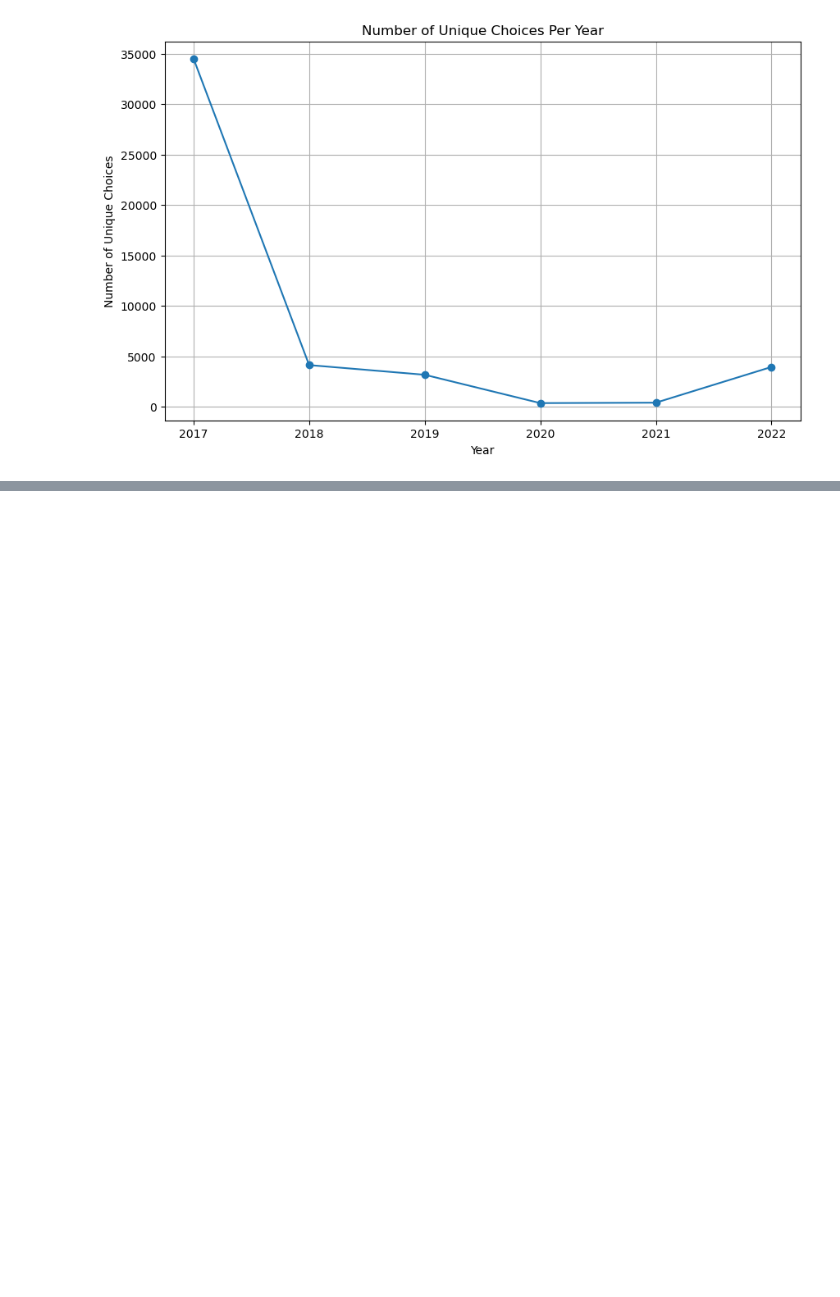
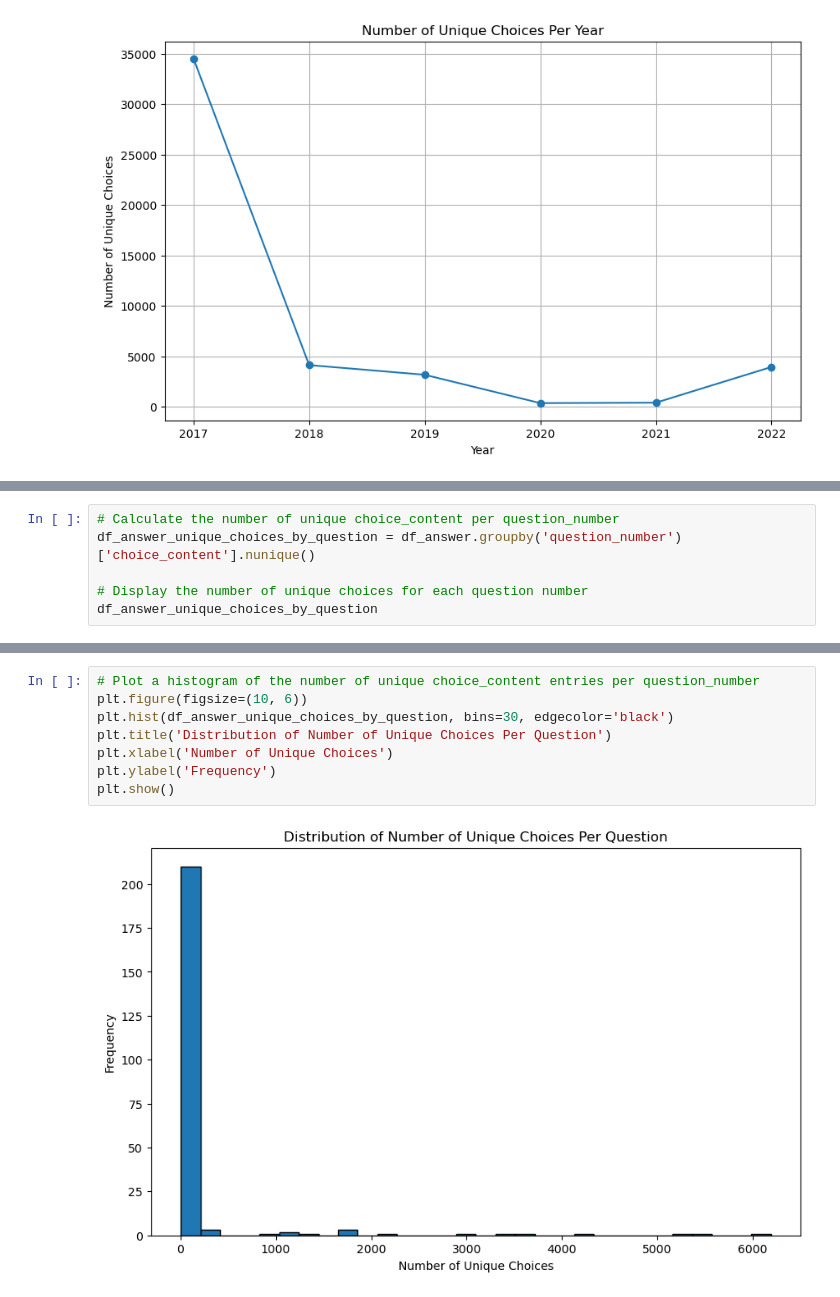
Before and after one commit to raj-rajat/kaggle-survey-2017-2022-long-format, a Jupyter notebook: kaggle-survey-2017-2022-long-format.ipynb, the cells around one changed output, grey strips where cells are left out. Saved outputs shown, nothing was run; the diff lists cells and outputs as text; blank space fills up the shorter version.

```diff
--- a/kaggle-survey-2017-2022-long-format.ipynb
+++ b/kaggle-survey-2017-2022-long-format.ipynb
@@ -361,0 +417,6 @@ plt.show()
+# %%
+# Calculate the number of unique choice_content per question_number
+df_answer_unique_choices_by_question = df_answer.groupby('question_number')['choice_content'].nunique()
+
+# Display the number of unique choices for each question number
+df_answer_unique_choices_by_question
@@ -361,0 +437,10 @@ plt.show()
+# %%
+# Plot a histogram of the number of unique choice_content entries per question_number
+plt.figure(figsize=(10, 6))
+plt.hist(df_answer_unique_choices_by_question, bins=30, edgecolor='black')
+plt.title('Distribution of Number of Unique Choices Per Question')
+plt.xlabel('Number of Unique Choices')
+plt.ylabel('Frequency')
+plt.show()
+# %% [output]
+[figure, added]
```
Also changed, not shown: parts of 16 cells of this notebook.
